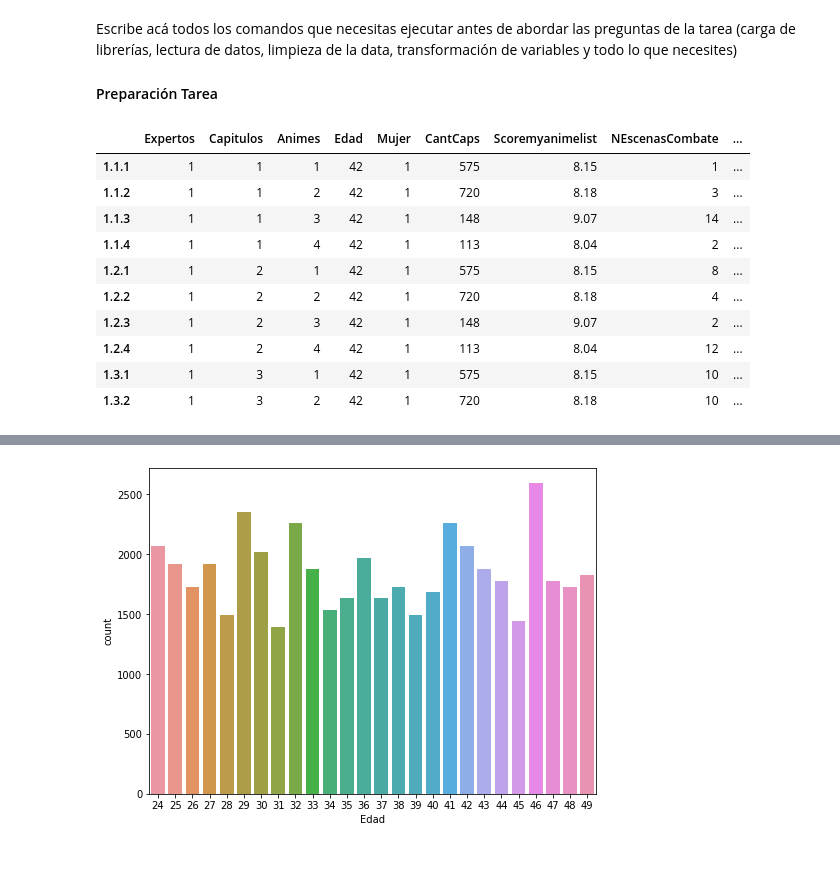
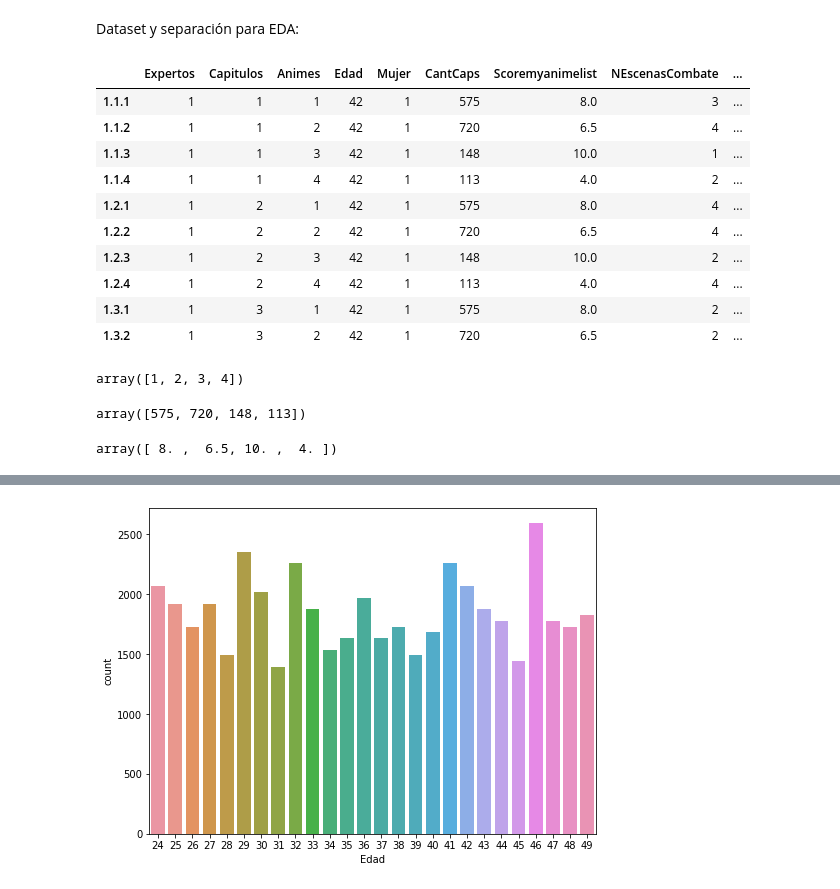
Before and after one commit to nicacevedo/MKT2, a Jupyter notebook: Tarea2/Tarea2.ipynb, the cells around one changed output, grey strips where cells are left out. Cells and saved outputs as stored; diff of their text form; code cells hidden in the pictures; blank space fills up the shorter version.

Commit message:
Tarea2 - Test con Logits

```diff
--- a/Tarea2/Tarea2.ipynb
+++ b/Tarea2/Tarea2.ipynb
@@ -23,33 +42,44 @@ El equipo de programación piensa que esta información puede ser muy relevante
-# %% [markdown]
-Escribe acá todos los comandos que necesitas ejecutar antes de abordar las preguntas de la tarea (carga de librerías, lectura de datos, limpieza de la data, transformación de variables y todo lo que necesites)
-
-#### Preparación Tarea
 # %%
+## Liberías
+
+# Clásicas de análisis de datos
 import pandas as pd
 import numpy as np
-
-# Plots
 import matplotlib.pyplot as plt
 
 # Librerías de ML
 from sklearn.linear_model import LogisticRegression
 from sklearn.model_selection import train_test_split
 
-# confusion Matrix
+# Métricas de modelos
 from sklearn.metrics import confusion_matrix
-
-# Dataset
-df = pd.read_csv('./Dataset/Anime.csv', index_col=0)
-df.head(10)
-# %% [output]
-|  | Expertos | Capitulos | Animes | Edad | Mujer | CantCaps | Scoremyanimelist | NEscenasCombate | ... |
-| 1.1.1 | 1 | 1 | 1 | 42 | 1 | 575 | 8.15 | 1 | ... |
-| 1.1.2 | 1 | 1 | 2 | 42 | 1 | 720 | 8.18 | 3 | ... |
-| 1.1.3 | 1 | 1 | 3 | 42 | 1 | 148 | 9.07 | 14 | ... |
-| 1.1.4 | 1 | 1 | 4 | 42 | 1 | 113 | 8.04 | 2 | ... |
-| 1.2.1 | 1 | 2 | 1 | 42 | 1 | 575 | 8.15 | 8 | ... |
-| 1.2.2 | 1 | 2 | 2 | 42 | 1 | 720 | 8.18 | 4 | ... |
-| 1.2.3 | 1 | 2 | 3 | 42 | 1 | 148 | 9.07 | 2 | ... |
-| 1.2.4 | 1 | 2 | 4 | 42 | 1 | 113 | 8.04 | 12 | ... |
-| 1.3.1 | 1 | 3 | 1 | 42 | 1 | 575 | 8.15 | 10 | ... |
-| 1.3.2 | 1 | 3 | 2 | 42 | 1 | 720 | 8.18 | 10 | ... |
+# %% [markdown]
+Dataset y separación para EDA:
+# %%
+# Dataset Original
+df = pd.read_csv('./Dataset/Anime2.csv', index_col=0)
+df.head(10)
+# %% [output]
+|  | Expertos | Capitulos | Animes | Edad | Mujer | CantCaps | Scoremyanimelist | NEscenasCombate | ... |
+| 1.1.1 | 1 | 1 | 1 | 42 | 1 | 575 | 8.0 | 3 | ... |
+| 1.1.2 | 1 | 1 | 2 | 42 | 1 | 720 | 6.5 | 4 | ... |
+| 1.1.3 | 1 | 1 | 3 | 42 | 1 | 148 | 10.0 | 1 | ... |
+| 1.1.4 | 1 | 1 | 4 | 42 | 1 | 113 | 4.0 | 2 | ... |
+| 1.2.1 | 1 | 2 | 1 | 42 | 1 | 575 | 8.0 | 4 | ... |
+| 1.2.2 | 1 | 2 | 2 | 42 | 1 | 720 | 6.5 | 4 | ... |
+| 1.2.3 | 1 | 2 | 3 | 42 | 1 | 148 | 10.0 | 2 | ... |
+| 1.2.4 | 1 | 2 | 4 | 42 | 1 | 113 | 4.0 | 4 | ... |
+| 1.3.1 | 1 | 3 | 1 | 42 | 1 | 575 | 8.0 | 2 | ... |
+| 1.3.2 | 1 | 3 | 2 | 42 | 1 | 720 | 6.5 | 2 | ... |
+# %%
+df['Animes'].unique()
+# %% [output]
+array([1, 2, 3, 4])
+# %%
+df['CantCaps'].unique()
+# %% [output]
+array([575, 720, 148, 113])
+# %%
+df['Scoremyanimelist'].unique()
+# %% [output]
+array([ 8. ,  6.5, 10. ,  4. ])
```
Also changed, not shown: parts of 13 cells of this notebook, 17 other files.
